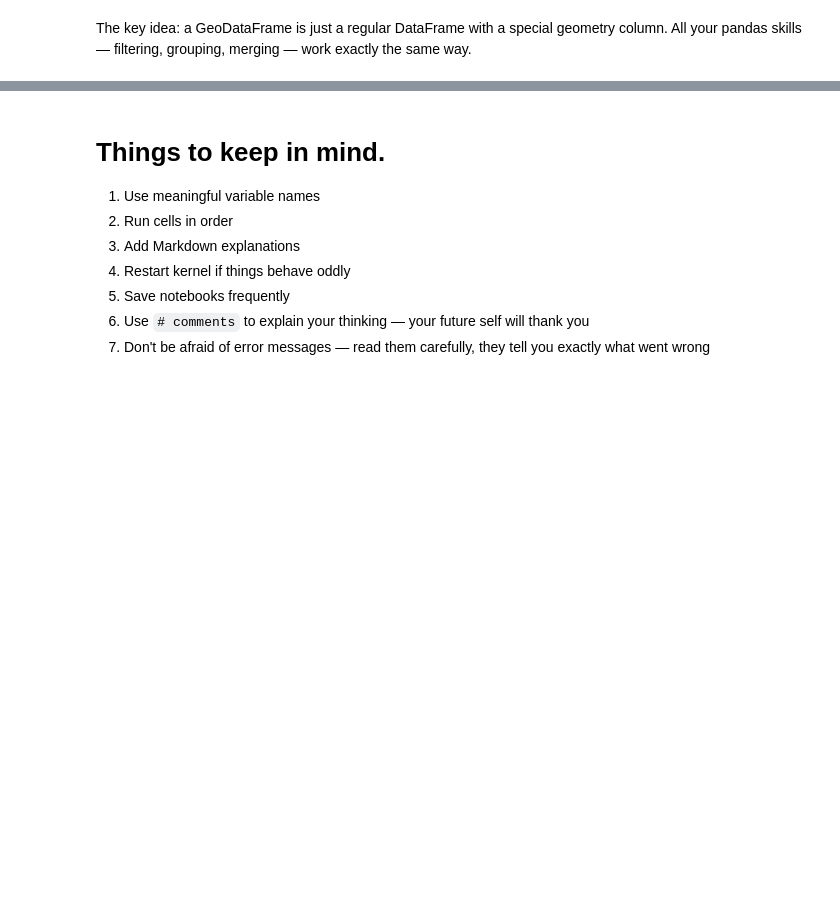
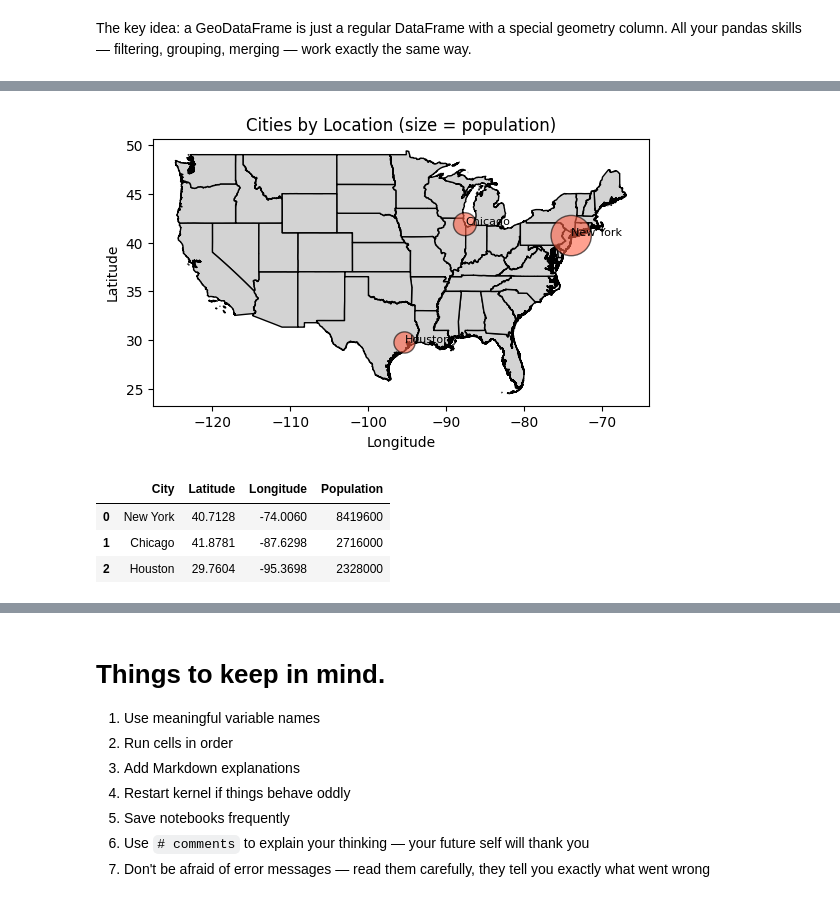
Before and after one commit to SpatialTurn/IGIC2026, a Jupyter notebook: intro_python.ipynb, the cells around one changed output, grey strips where cells are left out. Drawn from its saved outputs; the diff is of its cells as text; code cells hidden in the pictures; blank space fills up the shorter version.

```diff
--- a/intro_python.ipynb
+++ b/intro_python.ipynb
@@ -383,0 +520,44 @@ usa.plot()
+# %%
+states = gpd.read_file("statesboundary/statesusa.shp")
+# %%
+populations = [8419600, 2716000, 2328000]  # raw values — too big for s=
+
+# Divide to bring into a sensible range for plotting
+scaled_sizes = [p / 10000 for p in populations]  # list comprehension
+
+# Example: use longitude as x, latitude as y, scaled pop as size
+lons = [-74.0060, -87.6298, -95.3698]
+lats = [40.7128,  41.8781,  29.7604]
+names = ["New York", "Chicago", "Houston"]
+
+# plot the states
+states.plot(ax=plt.gca(), color='lightgray', edgecolor='black')
+
+# plot the population as sizes
+plt.scatter(lons, lats, s=scaled_sizes, color="tomato", alpha=0.6, edgecolors="black")
+
+# Add city labels
+for i in range(len(names)):
+    plt.text(lons[i], lats[i], names[i], fontsize=8)
+
+plt.title("Cities by Location (size = population)")
+plt.xlabel("Longitude")
+plt.ylabel("Latitude")
+plt.show()
+# %% [output]
+[figure, added]
+# %%
+data = {
+    "City" : ["New York", "Chicago", "Houston"],
+    "Latitude" : [40.7128, 41.8781, 29.7604],
+    "Longitude" : [-74.0060, -87.6298, -95.3698],
+    "Population" : [8419600, 2716000, 2328000]
+}
+
+df_data = pd.DataFrame(data)
+df_data
+# %% [output]
+|  | City | Latitude | Longitude | Population |
+| 0 | New York | 40.7128 | -74.0060 | 8419600 |
+| 1 | Chicago | 41.8781 | -87.6298 | 2716000 |
+| 2 | Houston | 29.7604 | -95.3698 | 2328000 |
```
Also changed, not shown: parts of 26 cells of this notebook.
